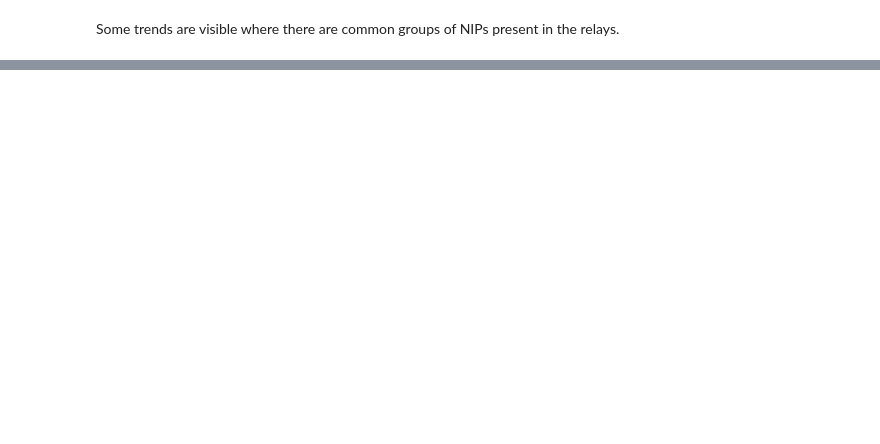
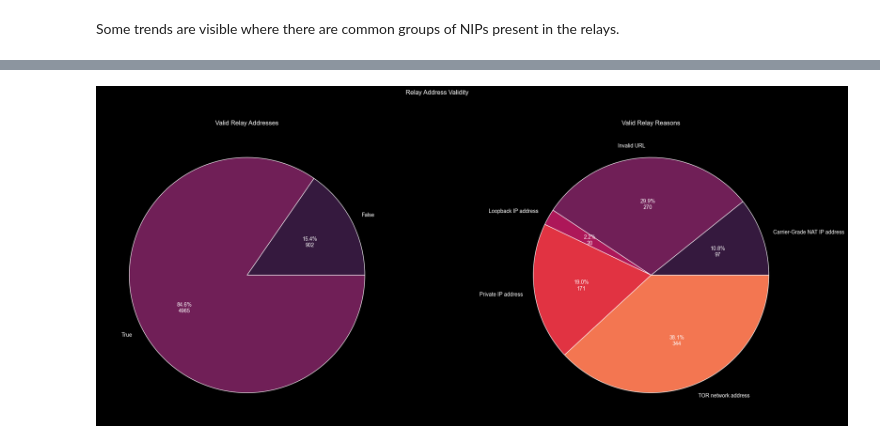
Before and after one commit to SEG-UNIBE/artio-insight, a Jupyter notebook: notebooks/artio.ipynb, the cells around one changed output, grey strips where cells are left out. Cells and saved outputs as stored; diff of their text form; code cells hidden in the pictures; blank space fills up the shorter version.

```diff
--- a/notebooks/artio.ipynb
+++ b/notebooks/artio.ipynb
@@ -26,5 +27,14 @@ conn = psycopg2.connect(
     host=db_host,
     port=db_port
 )
+# %%
+colors = sb.color_palette("rocket")
+# %%
+def format_piechart_label(values):
+    def formatter(percentage):
+        total = sum(values)
+        val = int(round(percentage*total/100.0))
+        return '{p:.1f}%\n{v:d}'.format(p=percentage, v=val)
+    return formatter
 # %% [markdown]
 From here on we can start to actually query the data and do some visualizations
@@ -79,0 +219,16 @@ Some trends are visible where there are common groups of NIPs present in the rel
+# %%
+relay_addr_valid_grouped = df_nip65.groupby("isvalid")['node_id'].count()
+relay_addr_valid_reason_grouped = df_nip65.groupby("validreason")['node_id'].count()
+# %%
+fig, (ax1, ax2) = plt.subplots(1, 2, figsize = ( 25 , 10 ))
+
+ax1.pie(relay_addr_valid_grouped, labels=relay_addr_valid_grouped.index, colors=colors, autopct=format_piechart_label(relay_addr_valid_grouped))
+ax1.set_title('Valid Relay Addresses')
+
+ax2.pie(relay_addr_valid_reason_grouped, labels=relay_addr_valid_reason_grouped.index, colors=colors, autopct=format_piechart_label(relay_addr_valid_reason_grouped))
+ax2.set_title('Valid Relay Reasons')
+
+fig.suptitle('Relay Address Validity')
+plt.show()
+# %% [output]
+[figure, added]
```
Also changed, not shown: parts of 17 cells of this notebook, 2 other files.
